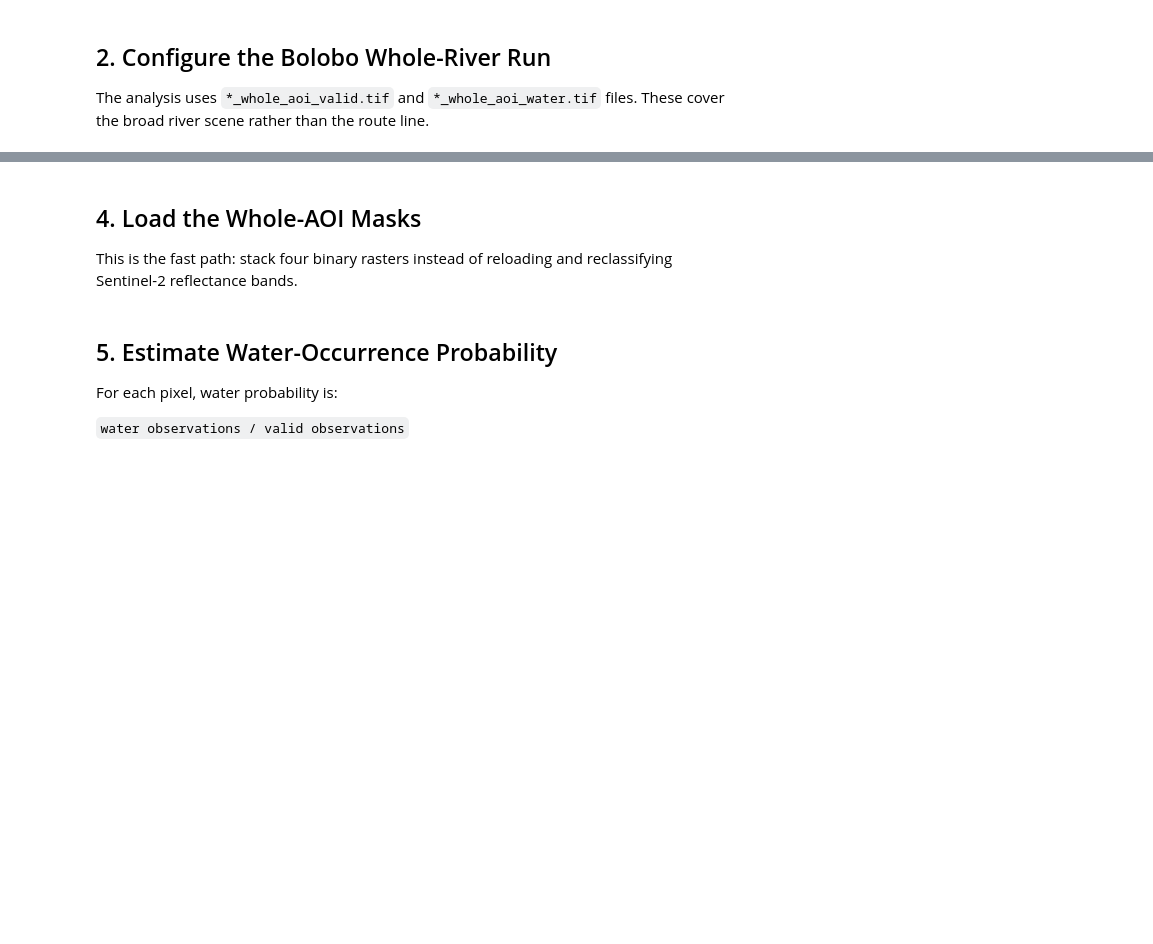
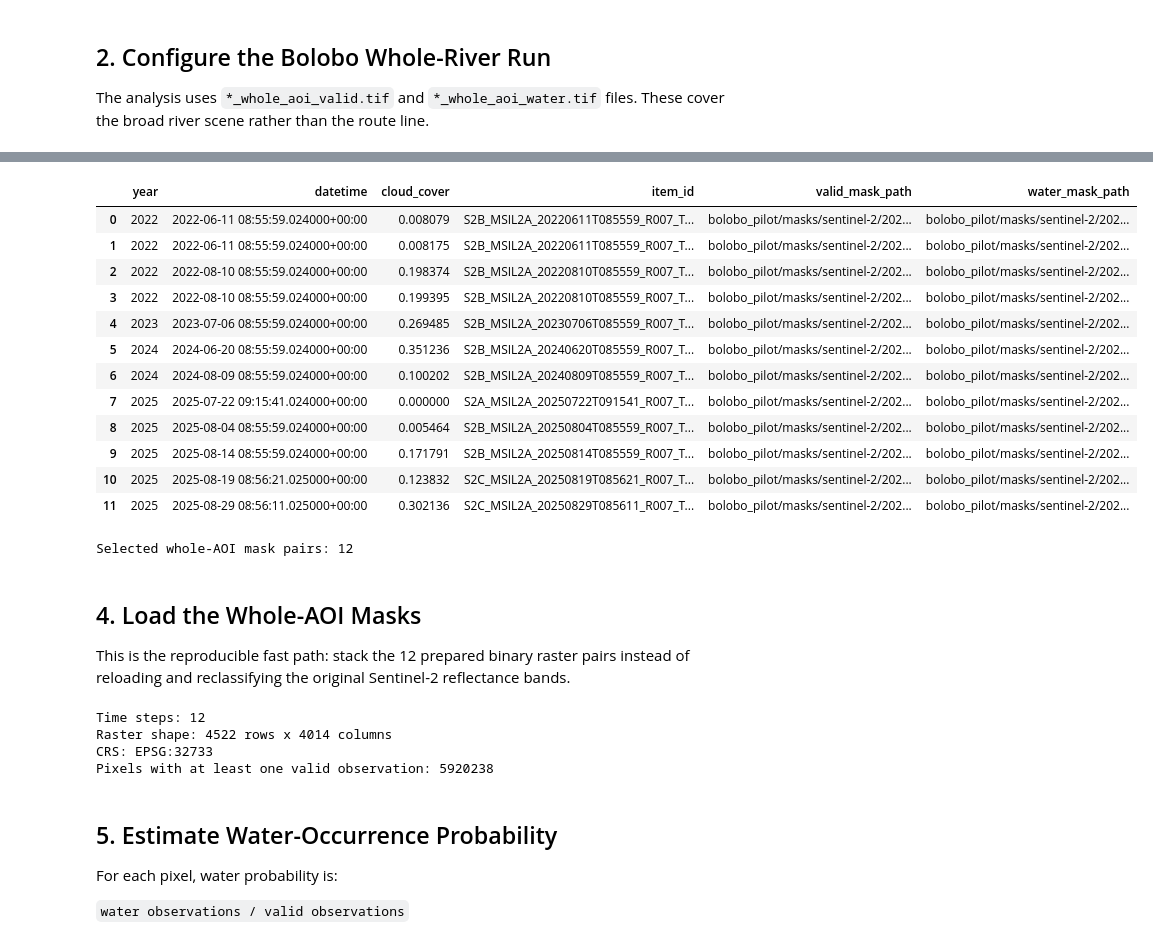
Before and after one commit to edwardoughton/IGARSS26, a Jupyter notebook: notebook_2_congo_river_water_probability.ipynb, the cells around one changed output, grey strips where cells are left out. Drawn from its saved outputs; the diff is of its cells as text; code cells hidden in the pictures; blank space fills up the shorter version.

```diff
--- a/notebook_2_congo_river_water_probability.ipynb
+++ b/notebook_2_congo_river_water_probability.ipynb
@@ -63,9 +70,11 @@ The analysis uses `*_whole_aoi_valid.tif` and `*_whole_aoi_water.tif` files. The
 # %%
 AOI_NAME = "Bolobo, DRC"
 YEARS = list(range(2022, 2026))
-SCENES_PER_YEAR = 1
-MIN_VALID_OBSERVATIONS = 2
+# Use every prepared scene to reproduce the pilot result exactly. Set this to an
+# integer (for example, 1) to keep only the least-cloudy N scenes per year.
+SCENES_PER_YEAR = None
+MIN_VALID_OBSERVATIONS = 1
 
 print(AOI_NAME)
 print("Years:", YEARS)
-print("Scenes per year:", SCENES_PER_YEAR)
+print("Scenes per year:", SCENES_PER_YEAR or "all available")
@@ -96,41 +109,61 @@ for scene_dir in sorted(MASK_DIR.iterdir()):
         )
 
 available_masks = pd.DataFrame(available_masks)
 if available_masks.empty:
     raise RuntimeError("No whole-AOI Sentinel-2 water/valid mask pairs were found.")
 
 scene_inventory = (
     download_log.groupby(["year", "item_id", "datetime", "cloud_cover"], as_index=False)
     .agg(available_assets=("asset", "nunique"))
     .merge(available_masks, on="item_id", how="inner")
     .sort_values(["year", "cloud_cover", "datetime", "item_id"])
 )
 
+selected_scene_inventory = scene_inventory.loc[
+    scene_inventory["year"].isin(YEARS)
+].copy()
+if SCENES_PER_YEAR is not None:
+    selected_scene_inventory = (
+        selected_scene_inventory.groupby("year", group_keys=False)
+        .head(SCENES_PER_YEAR)
+    )
 selected_scene_inventory = (
-    scene_inventory.loc[scene_inventory["year"].isin(YEARS)]
-    .groupby("year", group_keys=False)
-    .head(SCENES_PER_YEAR)
-    .sort_values("year")
+    selected_scene_inventory.sort_values(["datetime", "cloud_cover", "item_id"])
     .reset_index(drop=True)
 )
 
 missing_years = sorted(set(YEARS) - set(selected_scene_inventory["year"]))
 if missing_years:
     raise RuntimeError(f"No local whole-AOI mask pair is available for years: {missing_years}")
 
 scene_inventory.to_csv(DATA_DIR / "bolobo_whole_aoi_scene_inventory.csv", index=False)
 selected_scene_inventory.to_csv(DATA_DIR / "bolobo_whole_aoi_selected_scene_inventory.csv", index=False)
 
 display(
     selected_scene_inventory[
         ["year", "datetime", "cloud_cover", "item_id", "valid_mask_path", "water_mask_path"]
     ]
 )
 print("Selected whole-AOI mask pairs:", len(selected_scene_inventory))
+# %% [output]
+|  | year | datetime | cloud_cover | item_id | valid_mask_path | water_mask_path |
+| 0 | 2022 | 2022-06-11 08:55:59.024000+00:00 | 0.008079 | S2B_MSIL2A_20220611T085559_R007_T... | bolobo_pilot/masks/sentinel-2/202... | bolobo_pilot/masks/sentinel-2/202... |
+| 1 | 2022 | 2022-06-11 08:55:59.024000+00:00 | 0.008175 | S2B_MSIL2A_20220611T085559_R007_T... | bolobo_pilot/masks/sentinel-2/202... | bolobo_pilot/masks/sentinel-2/202... |
+| 2 | 2022 | 2022-08-10 08:55:59.024000+00:00 | 0.198374 | S2B_MSIL2A_20220810T085559_R007_T... | bolobo_pilot/masks/sentinel-2/202... | bolobo_pilot/masks/sentinel-2/202... |
+| 3 | 2022 | 2022-08-10 08:55:59.024000+00:00 | 0.199395 | S2B_MSIL2A_20220810T085559_R007_T... | bolobo_pilot/masks/sentinel-2/202... | bolobo_pilot/masks/sentinel-2/202... |
+| 4 | 2023 | 2023-07-06 08:55:59.024000+00:00 | 0.269485 | S2B_MSIL2A_20230706T085559_R007_T... | bolobo_pilot/masks/sentinel-2/202... | bolobo_pilot/masks/sentinel-2/202... |
+| 5 | 2024 | 2024-06-20 08:55:59.024000+00:00 | 0.351236 | S2B_MSIL2A_20240620T085559_R007_T... | bolobo_pilot/masks/sentinel-2/202... | bolobo_pilot/masks/sentinel-2/202... |
+| 6 | 2024 | 2024-08-09 08:55:59.024000+00:00 | 0.100202 | S2B_MSIL2A_20240809T085559_R007_T... | bolobo_pilot/masks/sentinel-2/202... | bolobo_pilot/masks/sentinel-2/202... |
+| 7 | 2025 | 2025-07-22 09:15:41.024000+00:00 | 0.000000 | S2A_MSIL2A_20250722T091541_R007_T... | bolobo_pilot/masks/sentinel-2/202... | bolobo_pilot/masks/sentinel-2/202... |
+| 8 | 2025 | 2025-08-04 08:55:59.024000+00:00 | 0.005464 | S2B_MSIL2A_20250804T085559_R007_T... | bolobo_pilot/masks/sentinel-2/202... | bolobo_pilot/masks/sentinel-2/202... |
+| 9 | 2025 | 2025-08-14 08:55:59.024000+00:00 | 0.171791 | S2B_MSIL2A_20250814T085559_R007_T... | bolobo_pilot/masks/sentinel-2/202... | bolobo_pilot/masks/sentinel-2/202... |
+| 10 | 2025 | 2025-08-19 08:56:21.025000+00:00 | 0.123832 | S2C_MSIL2A_20250819T085621_R007_T... | bolobo_pilot/masks/sentinel-2/202... | bolobo_pilot/masks/sentinel-2/202... |
+| 11 | 2025 | 2025-08-29 08:56:11.025000+00:00 | 0.302136 | S2C_MSIL2A_20250829T085611_R007_T... | bolobo_pilot/masks/sentinel-2/202... | bolobo_pilot/masks/sentinel-2/202... |
+Selected whole-AOI mask pairs: 12
 # %% [markdown]
 ## 4. Load the Whole-AOI Masks
 
-This is the fast path: stack four binary rasters instead of reloading and reclassifying Sentinel-2 reflectance bands.
+This is the reproducible fast path: stack the 12 prepared binary raster pairs instead of reloading and reclassifying the original Sentinel-2 reflectance bands.
 # %%
 def pixel_centers(transform, width, height):
     x = transform.c + (np.arange(width) + 0.5) * transform.a
@@ -197,6 +230,11 @@ print("Time steps:", valid_stack.sizes["time"])
 print("Raster shape:", valid_stack.sizes["y"], "rows x", valid_stack.sizes["x"], "columns")
 print("CRS:", analysis_crs)
 print("Pixels with at least one valid observation:", int((valid_stack.sum(dim="time") > 0).sum().item()))
+# %% [output]
+Time steps: 12
+Raster shape: 4522 rows x 4014 columns
+CRS: EPSG:32733
+Pixels with at least one valid observation: 5920238
 # %% [markdown]
 ## 5. Estimate Water-Occurrence Probability
 
```
Also changed, not shown: parts of 16 cells of this notebook, 1 other file.
